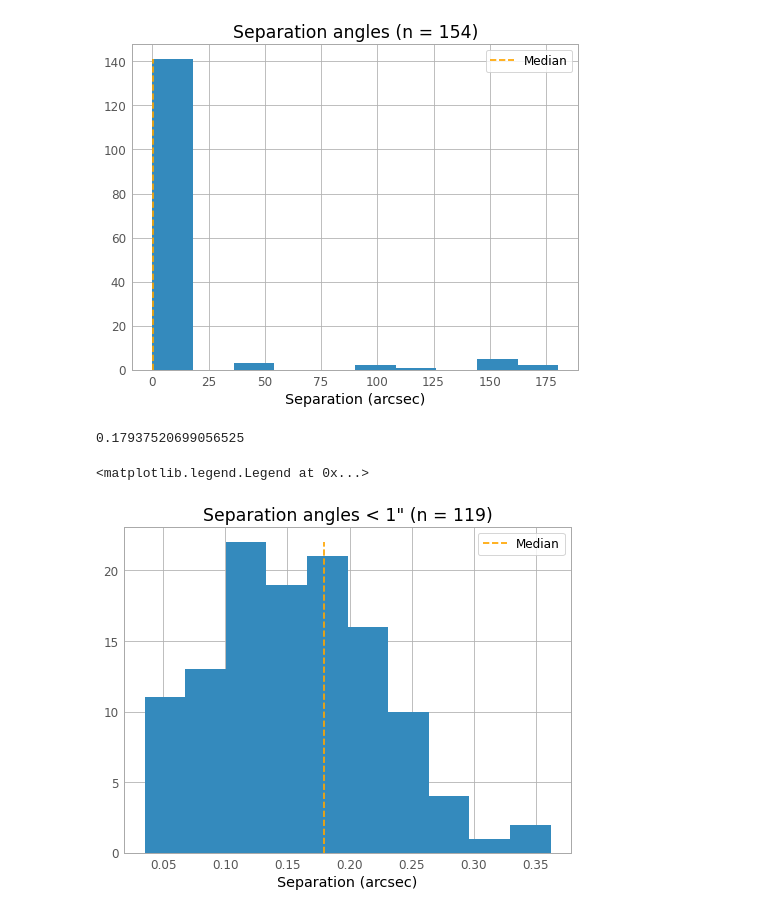
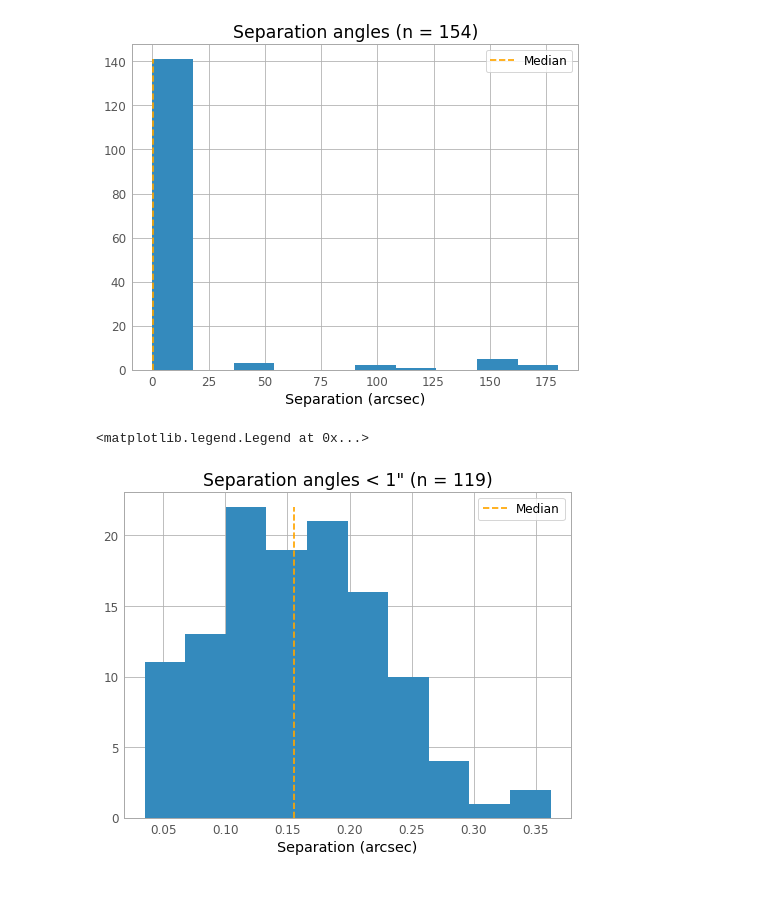
Before and after one commit to RileyWClarke/RAFTS, a Jupyter notebook: ztf_imgs.ipynb, the cells around one changed output. Cells and saved outputs as stored; diff of their text form; code cells hidden in the pictures.

```diff
--- a/ztf_imgs.ipynb
+++ b/ztf_imgs.ipynb
@@ -453,17 +396,15 @@ plt.legend()
 # %% [output]
 <matplotlib.legend.Legend at 0x...>
 [figure]
-# %%
-np.median(seps)
-# %% [output]
-0.17937520699056525
+# %%
+small_seps = seps[seps < 1]
 # %%
-plt.hist(seps[seps < 1], bins=10)
-counts, bin_edges = np.histogram(seps[seps < 1], bins=10)
-plt.vlines(np.median(seps[seps < 1]), 0, counts.max(), color='orange', ls='--', label='Median')
+plt.hist(small_seps, bins=10)
+counts, bin_edges = np.histogram(small_seps, bins=10)
+plt.vlines(np.median(small_seps), 0, counts.max(), color='orange', ls='--', label='Median')
 plt.xlabel('Separation (arcsec)')
 plt.title('Separation angles < 1" (n = {})'.format(len(seps[seps < 1])))
 plt.legend()
 # %% [output]
 <matplotlib.legend.Legend at 0x...>
-[figure, old version]
+[figure, new version]
```
Also changed, not shown: parts of 26 cells of this notebook, 3 other files.
